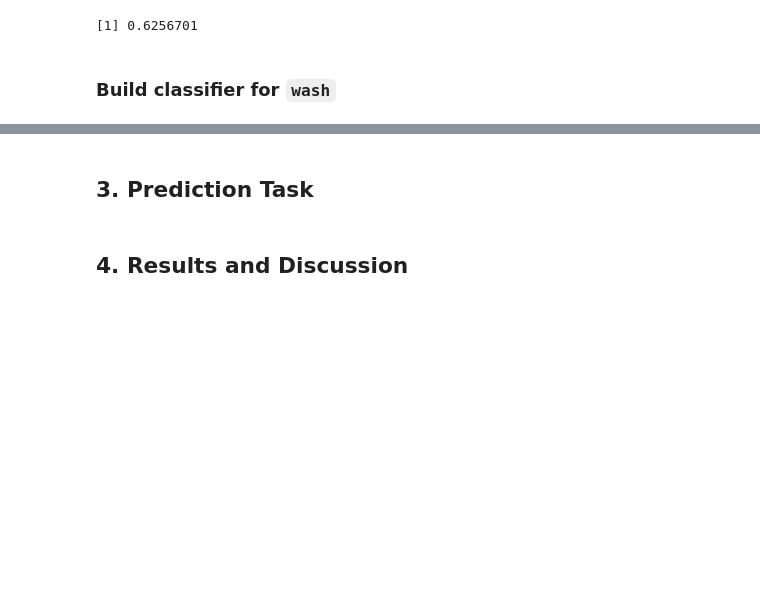
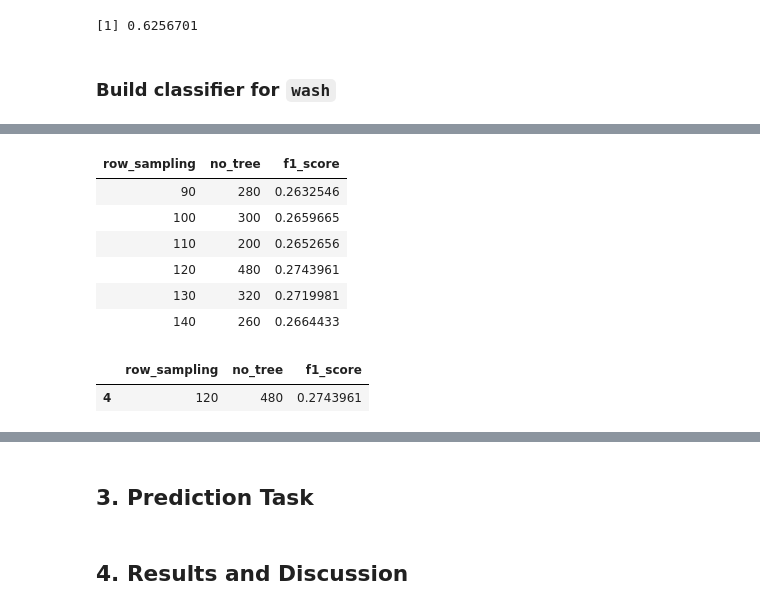
Before and after one commit to DanielTranDS/Appliance-EDA-Classification, a Jupyter notebook: AppliancesClassification_Codes.ipynb, the cells around one changed output, grey strips where cells are left out. Saved outputs shown, nothing was run; the diff lists cells and outputs as text; code cells hidden in the pictures; blank space fills up the shorter version.

```diff
--- a/AppliancesClassification_Codes.ipynb
+++ b/AppliancesClassification_Codes.ipynb
@@ -1076,0 +1206,17 @@ oven.f1
+# %%
+bestrow
+# %% [output]
+| row_sampling | no_tree | f1_score |
+| 90 | 280 | 0.2632546 |
+| 100 | 300 | 0.2659665 |
+| 110 | 200 | 0.2652656 |
+| 120 | 480 | 0.2743961 |
+| 130 | 320 | 0.2719981 |
+| 140 | 260 | 0.2664433 |
+# %%
+#Get the best combination of row_sampling and no_tree that results in the highest f1 score
+wash.bestrow<-bestrow[bestrow$f1_score==max(bestrow$f1_score),]
+wash.bestrow
+# %% [output]
+|  | row_sampling | no_tree | f1_score |
+| 4 | 120 | 480 | 0.2743961 |
```
Also changed, not shown: parts of 8 cells of this notebook.
